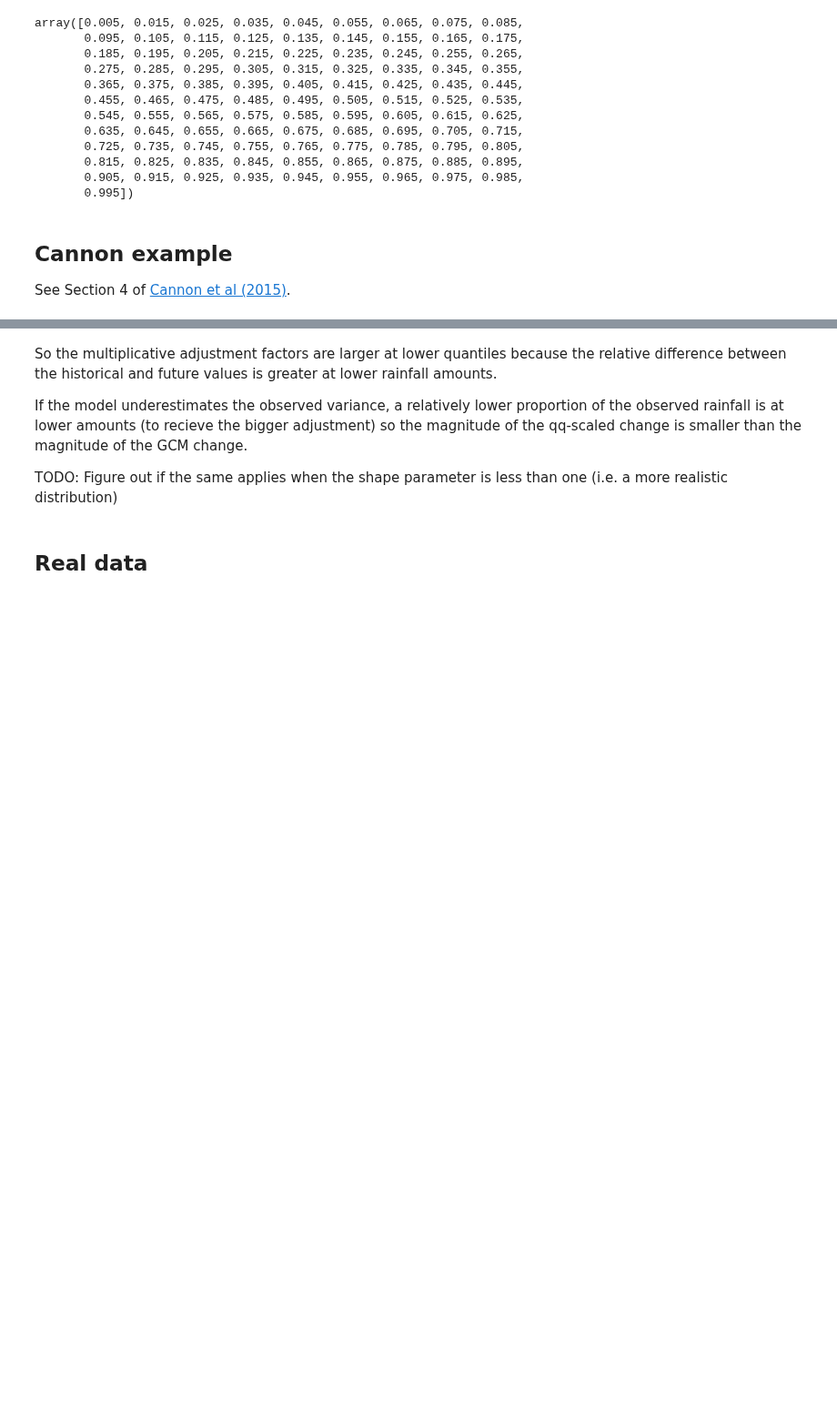
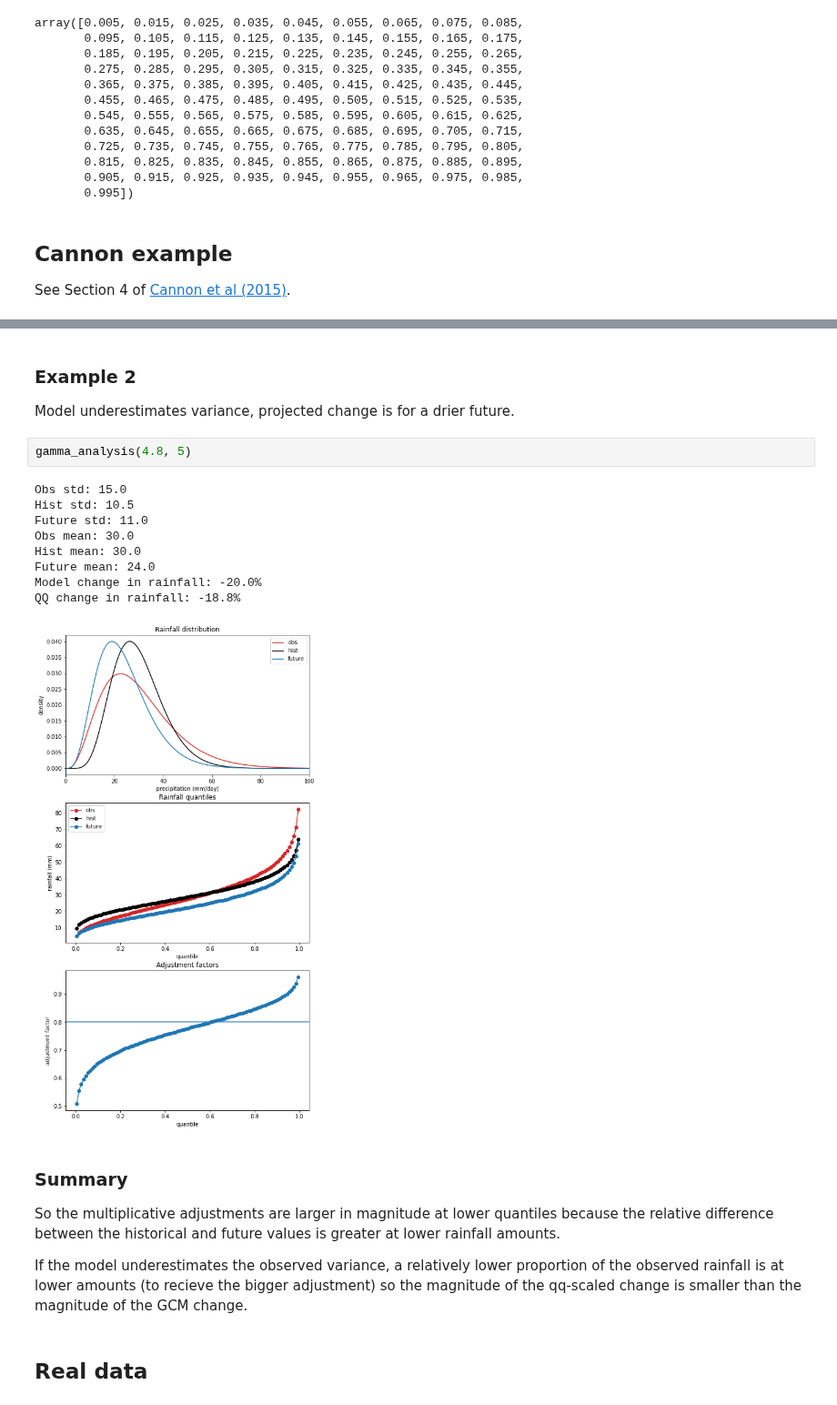
Before and after one commit to AusClimateService/qq-workflows, a Jupyter notebook: cih_paper/gamma.ipynb, the cells around one changed output, grey strips where cells are left out. Shown at 91% size. Cells and saved outputs as stored; diff of their text form; blank space fills up the shorter version.

```diff
--- a/cih_paper/gamma.ipynb
+++ b/cih_paper/gamma.ipynb
@@ -126,9 +141,25 @@ obs_adjusted = adjustment_factors * obs_quantiles
+# %% [markdown]
+### Example 2
+
+Model underestimates variance, projected change is for a drier future.
+# %%
+gamma_analysis(4.8, 5)
+# %% [output]
+Obs std: 15.0
+Hist std: 10.5
+Future std: 11.0
+Obs mean: 30.0
+Hist mean: 30.0
+Future mean: 24.0
+Model change in rainfall: -20.0%
+QQ change in rainfall: -18.8%
+[figure, added]
 # %% [markdown]
-So the multiplicative adjustment factors are larger at lower quantiles because the relative difference between the historical and future values is greater at lower rainfall amounts.
+### Summary
+
+So the multiplicative adjustments are larger in magnitude at lower quantiles because the relative difference between the historical and future values is greater at lower rainfall amounts.
 
 If the model underestimates the observed variance, a relatively lower proportion of the observed rainfall is at lower amounts (to recieve the bigger adjustment) so the magnitude of the qq-scaled change is smaller than the magnitude of the GCM change.
-
-TODO: Figure out if the same applies when the shape parameter is less than one (i.e. a more realistic distribution)
 # %% [markdown]
 ## Real data
 # %%
```
Also changed, not shown: parts of 48 cells of this notebook.
